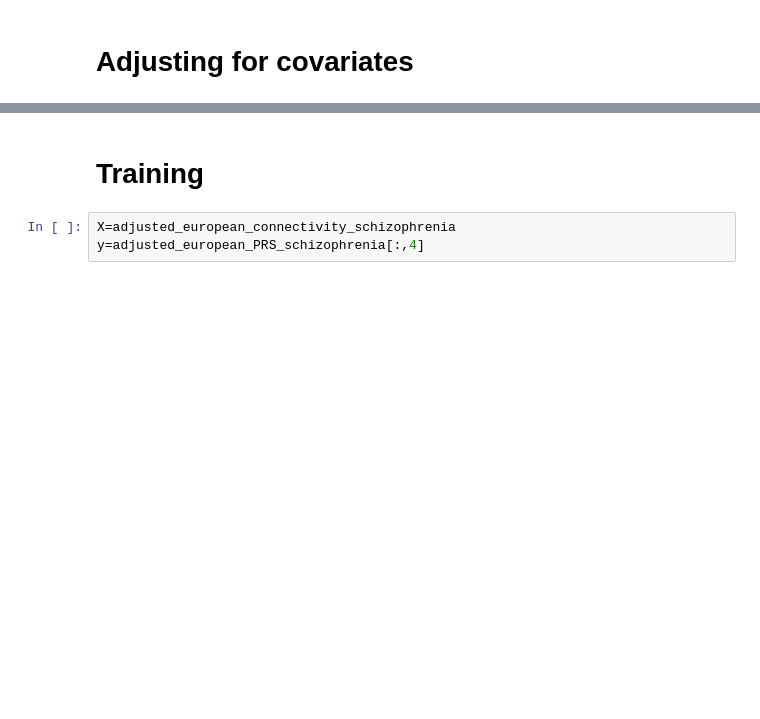
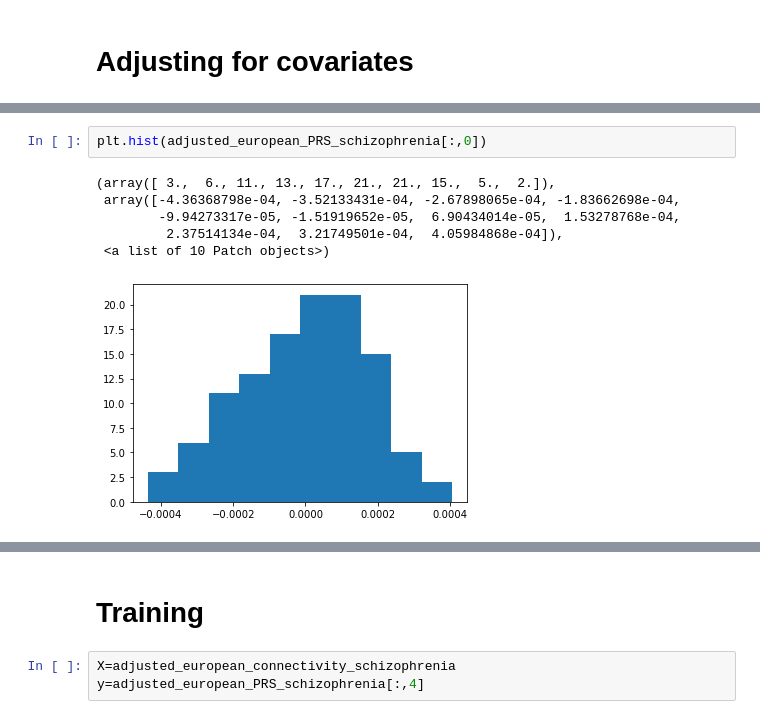
Before and after one commit to lehai-ml/schizophrenia_PRS, a Jupyter notebook: results_schizophrenia.ipynb, the cells around one changed output, grey strips where cells are left out. Drawn from its saved outputs; the diff is of its cells as text; blank space fills up the shorter version.

```diff
--- a/results_schizophrenia.ipynb
+++ b/results_schizophrenia.ipynb
@@ -160,0 +306,9 @@ adjusted_european_structural_schizophrenia=adjusted_european_structural_schizoph
+# %%
+plt.hist(adjusted_european_PRS_schizophrenia[:,0])
+# %% [output]
+(array([ 3.,  6., 11., 13., 17., 21., 21., 15.,  5.,  2.]),
+ array([-4.36368798e-04, -3.52133431e-04, -2.67898065e-04, -1.83662698e-04,
+        -9.94273317e-05, -1.51919652e-05,  6.90434014e-05,  1.53278768e-04,
+         2.37514134e-04,  3.21749501e-04,  4.05984868e-04]),
+ <a list of 10 Patch objects>)
+[figure, added]
```
Also changed, not shown: parts of 56 cells of this notebook.
